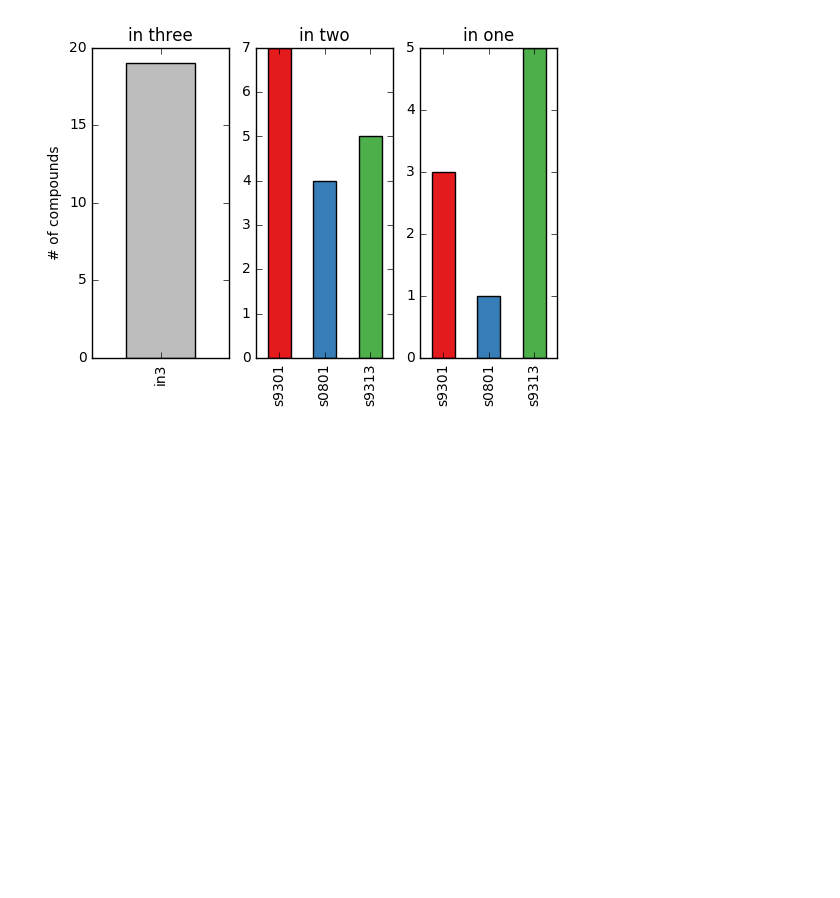
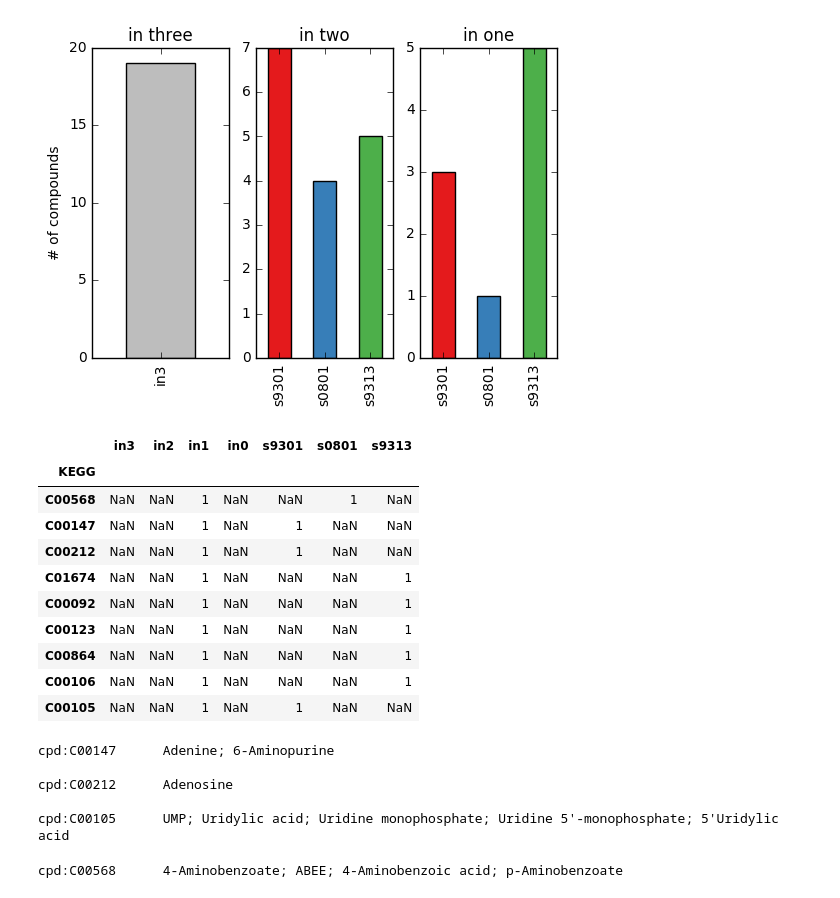
Before and after one commit to redbluewater/Pro_mtabs, a Jupyter notebook: ProKEGG.ipynb, the cells around one changed output. Saved outputs shown, nothing was run; the diff lists cells and outputs as text; code cells hidden in the pictures; blank space fills up the shorter version.

```diff
--- a/ProKEGG.ipynb
+++ b/ProKEGG.ipynb
@@ -775,3 +775,17 @@ axs[2].set_title('in one')
 fig.savefig('compoundsSBin3.jpg')
 # %% [output]
 [figure]
+# %%
+fi1
+# %% [output]
+|  | in3 | in2 | in1 | in0 | s9301 | s0801 | s9313 |
+| KEGG |  |  |  |  |  |  |  |
+| C00568 | NaN | NaN | 1 | NaN | NaN | 1 | NaN |
+| C00147 | NaN | NaN | 1 | NaN | 1 | NaN | NaN |
+| C00212 | NaN | NaN | 1 | NaN | 1 | NaN | NaN |
+| C01674 | NaN | NaN | 1 | NaN | NaN | NaN | 1 |
+| C00092 | NaN | NaN | 1 | NaN | NaN | NaN | 1 |
+| C00123 | NaN | NaN | 1 | NaN | NaN | NaN | 1 |
+| C00864 | NaN | NaN | 1 | NaN | NaN | NaN | 1 |
+| C00106 | NaN | NaN | 1 | NaN | NaN | NaN | 1 |
+| C00105 | NaN | NaN | 1 | NaN | 1 | NaN | NaN |
@@ -777,0 +794,16 @@ fig.savefig('compoundsSBin3.jpg')
+# %%
+for item in gI:
+    if fi1.loc[item,'s9301']==1:
+        print(kegg_list(item).read())
+# %% [output]
+cpd:C00147      Adenine; 6-Aminopurine
+
+cpd:C00212      Adenosine
+
+cpd:C00105      UMP; Uridylic acid; Uridine monophosphate; Uridine 5'-monophosphate; 5'Uridylic acid
+# %%
+for item in gI:
+    if fi1.loc[item,'s0801']==1:
+        print(kegg_list(item).read())
+# %% [output]
+cpd:C00568      4-Aminobenzoate; ABEE; 4-Aminobenzoic acid; p-Aminobenzoate
```
Also changed, not shown: parts of 4 cells of this notebook, 2 other files.
